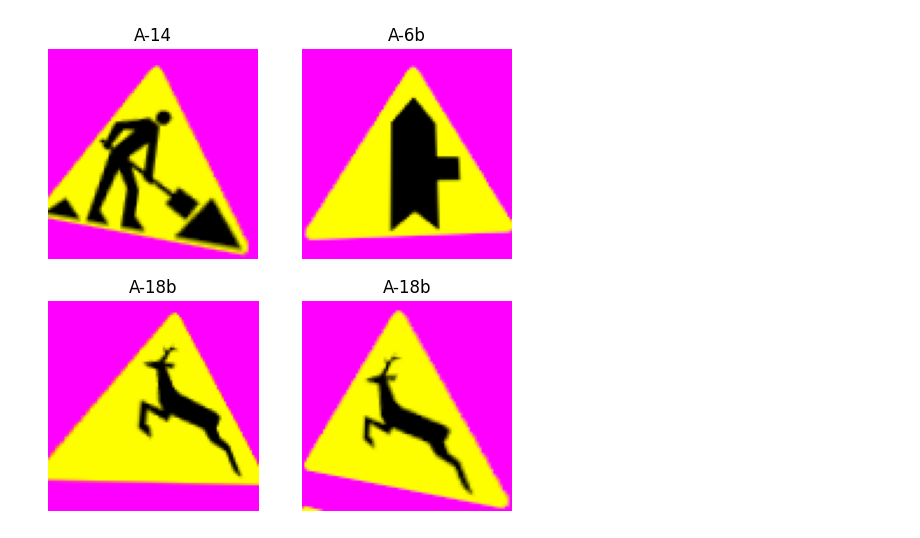
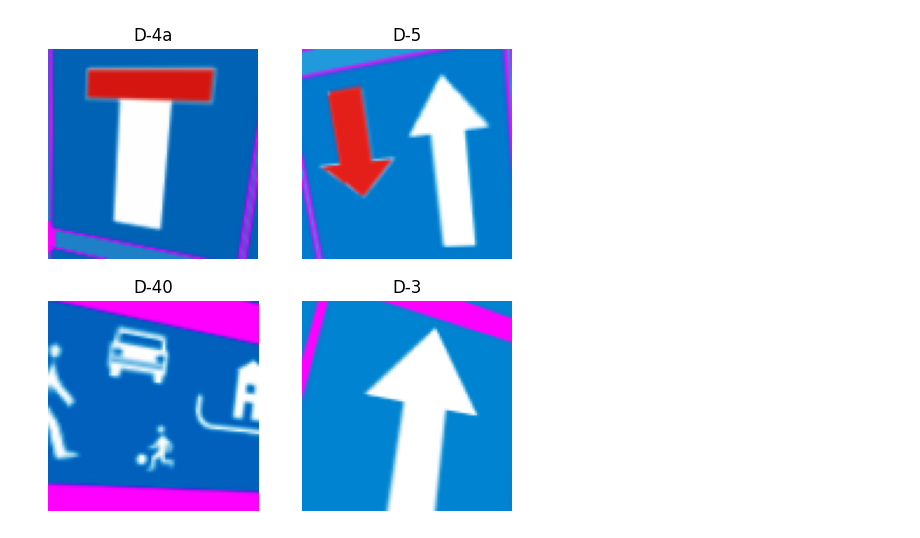
Before and after one commit to Javolins/road-sign-checker, a Jupyter notebook: ai/sign-classificators/learner_v2.ipynb, the cells around one changed output. Saved outputs shown, nothing was run; the diff lists cells and outputs as text; code cells hidden in the pictures.

Commit message:
created model for info signs improved learner for different size signs

```diff
--- a/ai/sign-classificators/learner_v2.ipynb
+++ b/ai/sign-classificators/learner_v2.ipynb
@@ -1,24 +1,24 @@
 # %%
 from fastai.data.transforms import get_image_files
 
 from fastai.vision.data import ImageDataLoaders
 from fastai.vision.augment import Resize
 from fastai.vision.augment import aug_transforms
 
 import re
 
-signsDataSetDir = 'nn-dataset/preprocessed/warn'
+signsDataSetDir = 'nn/datasets/preprocessed/info'
 learner_output_dir = '.'
 znakiFiles = get_image_files(signsDataSetDir)
 
 labels_pattern = r'([A-Z]-\d+[a-z]?)_(\d+).\w+'
 rgxp = re.compile(labels_pattern)
 rgxp.match(znakiFiles[0].name)
 
-dls = ImageDataLoaders.from_name_re(learner_output_dir, znakiFiles, labels_pattern, bs=4, batch_tfms=aug_transforms(do_flip=False))
+dls = ImageDataLoaders.from_name_re(learner_output_dir, znakiFiles, labels_pattern, bs=4, item_tfms=Resize(90), batch_tfms=aug_transforms(do_flip=False))
 dls.show_batch()
 # %% [output]
-[figure, old version]
+[figure, new version]
 # %%
 from fastai.vision.all import *
 learn = vision_learner(dls, resnet18, metrics=error_rate)
```
Also changed, not shown: 45 other files.
